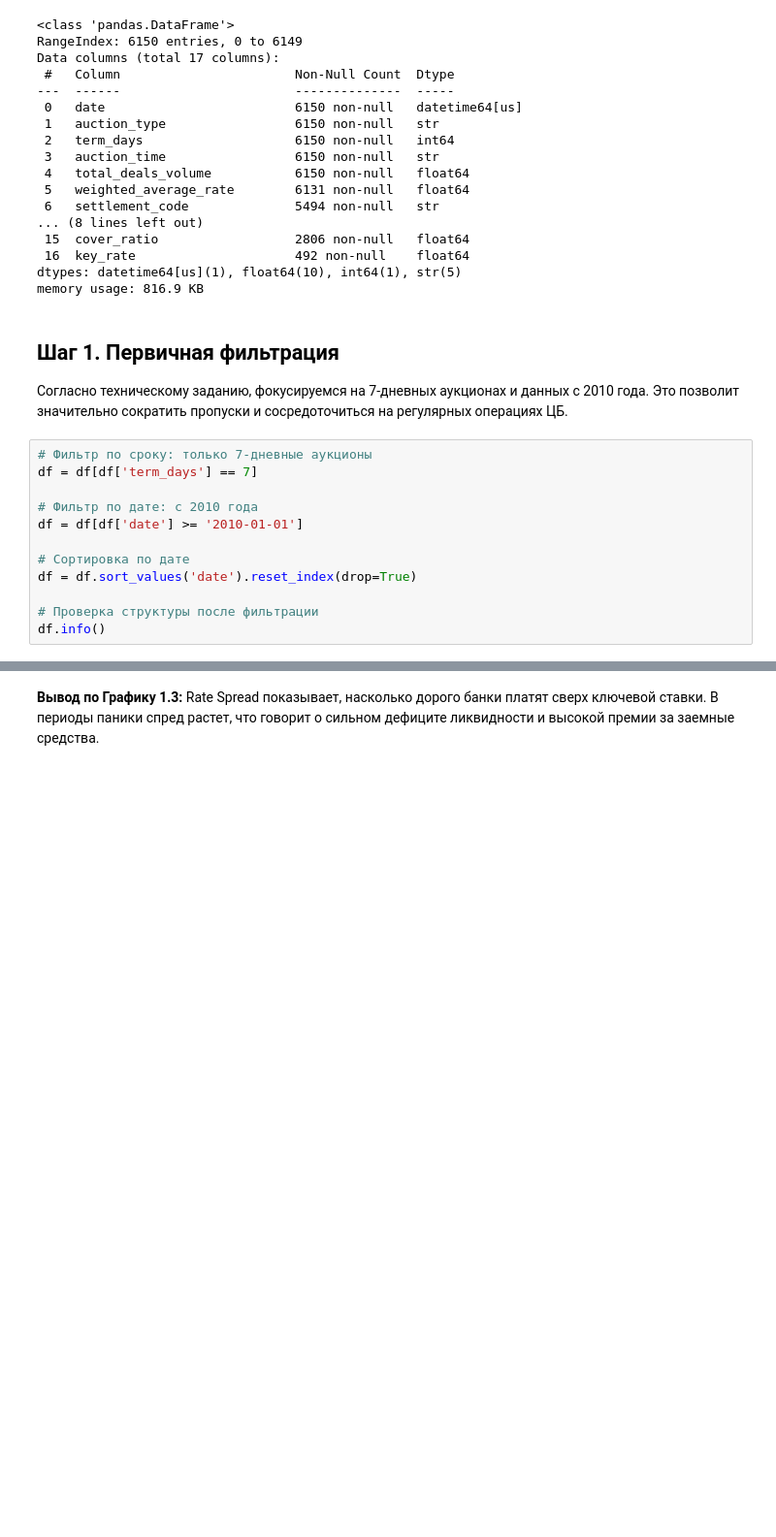
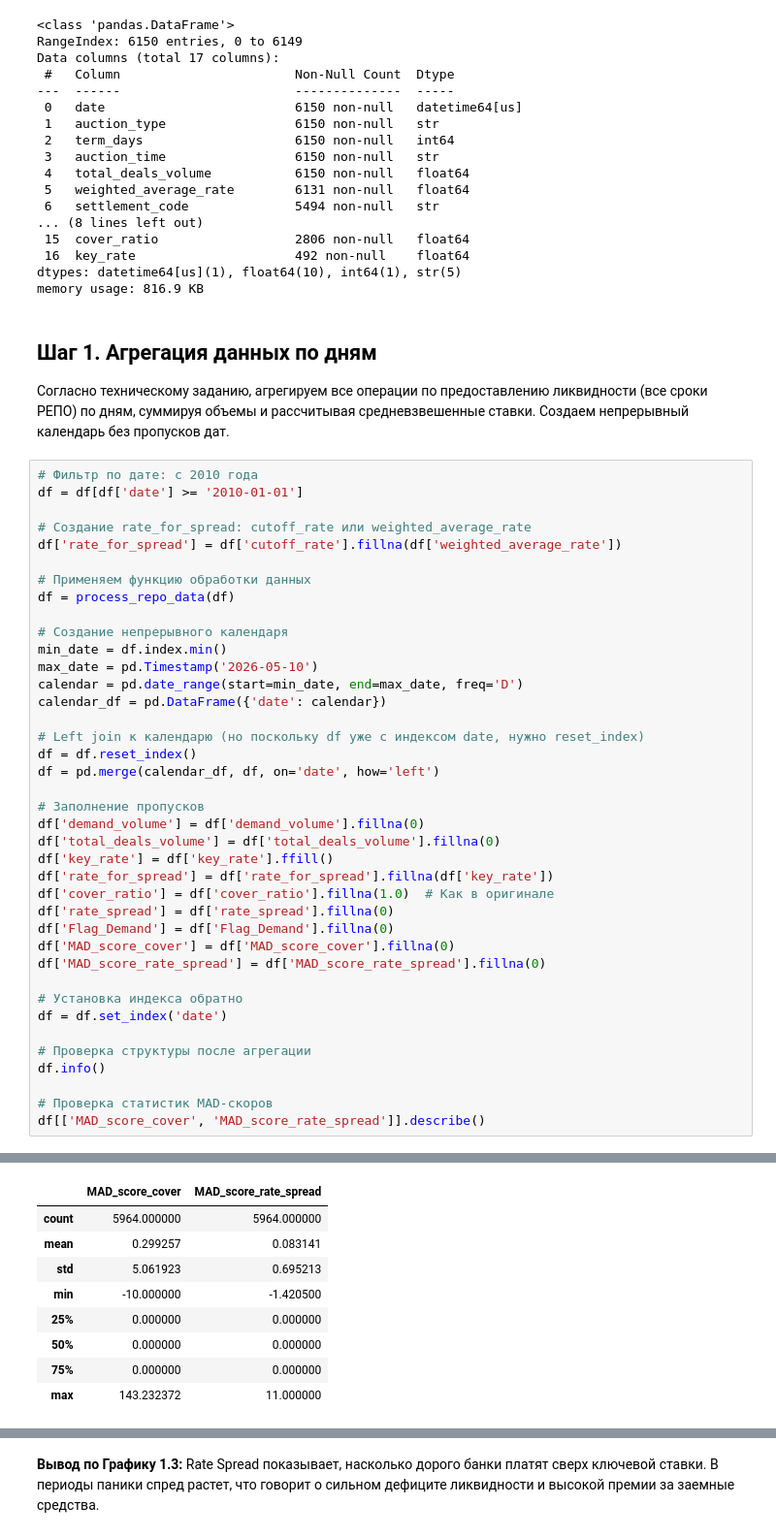
Before and after one commit to Povid1o/MathMode_LiquidityCatchers_RuLiquiditySentinel, a Jupyter notebook: ml/notebooks/model_2.ipynb, the cells around one changed output, grey strips where cells are left out. Shown at 97% size. Saved outputs shown, nothing was run; the diff lists cells and outputs as text; blank space fills up the shorter version.

```diff
--- a/ml/notebooks/model_2.ipynb
+++ b/ml/notebooks/model_2.ipynb
@@ -69,20 +143,47 @@ Data columns (total 17 columns):
 dtypes: datetime64[us](1), float64(10), int64(1), str(5)
 memory usage: 816.9 KB
 # %% [markdown]
-## Шаг 1. Первичная фильтрация
+## Шаг 1. Агрегация данных по дням
 
-Согласно техническому заданию, фокусируемся на 7-дневных аукционах и данных с 2010 года. Это позволит значительно сократить пропуски и сосредоточиться на регулярных операциях ЦБ.
+Согласно техническому заданию, агрегируем все операции по предоставлению ликвидности (все сроки РЕПО) по дням, суммируя объемы и рассчитывая средневзвешенные ставки. Создаем непрерывный календарь без пропусков дат.
 # %%
-# Фильтр по сроку: только 7-дневные аукционы
-df = df[df['term_days'] == 7]
-
 # Фильтр по дате: с 2010 года
 df = df[df['date'] >= '2010-01-01']
 
-# Сортировка по дате
-df = df.sort_values('date').reset_index(drop=True)
+# Создание rate_for_spread: cutoff_rate или weighted_average_rate
+df['rate_for_spread'] = df['cutoff_rate'].fillna(df['weighted_average_rate'])
 
-# Проверка структуры после фильтрации
+# Применяем функцию обработки данных
+df = process_repo_data(df)
+
+# Создание непрерывного календаря
+min_date = df.index.min()
+max_date = pd.Timestamp('2026-05-10')
+calendar = pd.date_range(start=min_date, end=max_date, freq='D')
+calendar_df = pd.DataFrame({'date': calendar})
+
+# Left join к календарю (но поскольку df уже с индексом date, нужно reset_index)
+df = df.reset_index()
+df = pd.merge(calendar_df, df, on='date', how='left')
+
+# Заполнение пропусков
+df['demand_volume'] = df['demand_volume'].fillna(0)
+df['total_deals_volume'] = df['total_deals_volume'].fillna(0)
+df['key_rate'] = df['key_rate'].ffill()
+df['rate_for_spread'] = df['rate_for_spread'].fillna(df['key_rate'])
+df['cover_ratio'] = df['cover_ratio'].fillna(1.0)  # Как в оригинале
+df['rate_spread'] = df['rate_spread'].fillna(0)
+df['Flag_Demand'] = df['Flag_Demand'].fillna(0)
+df['MAD_score_cover'] = df['MAD_score_cover'].fillna(0)
+df['MAD_score_rate_spread'] = df['MAD_score_rate_spread'].fillna(0)
+
+# Установка индекса обратно
+df = df.set_index('date')
+
+# Проверка структуры после агрегации
 df.info()
+
+# Проверка статистик MAD-скоров
+df[['MAD_score_cover', 'MAD_score_rate_spread']].describe()
 # %% [output]
 <class 'pandas.DataFrame'>
@@ -105 +205,10 @@ memory usage: 51.5 KB
+|  | MAD_score_cover | MAD_score_rate_spread |
+| count | 5964.000000 | 5964.000000 |
+| mean | 0.299257 | 0.083141 |
+| std | 5.061923 | 0.695213 |
+| min | -10.000000 | -1.420500 |
+| 25% | 0.000000 | 0.000000 |
+| 50% | 0.000000 | 0.000000 |
+| 75% | 0.000000 | 0.000000 |
+| max | 143.232372 | 11.000000 |
 # %% [markdown]
```
Also changed, not shown: parts of 22 cells of this notebook.
